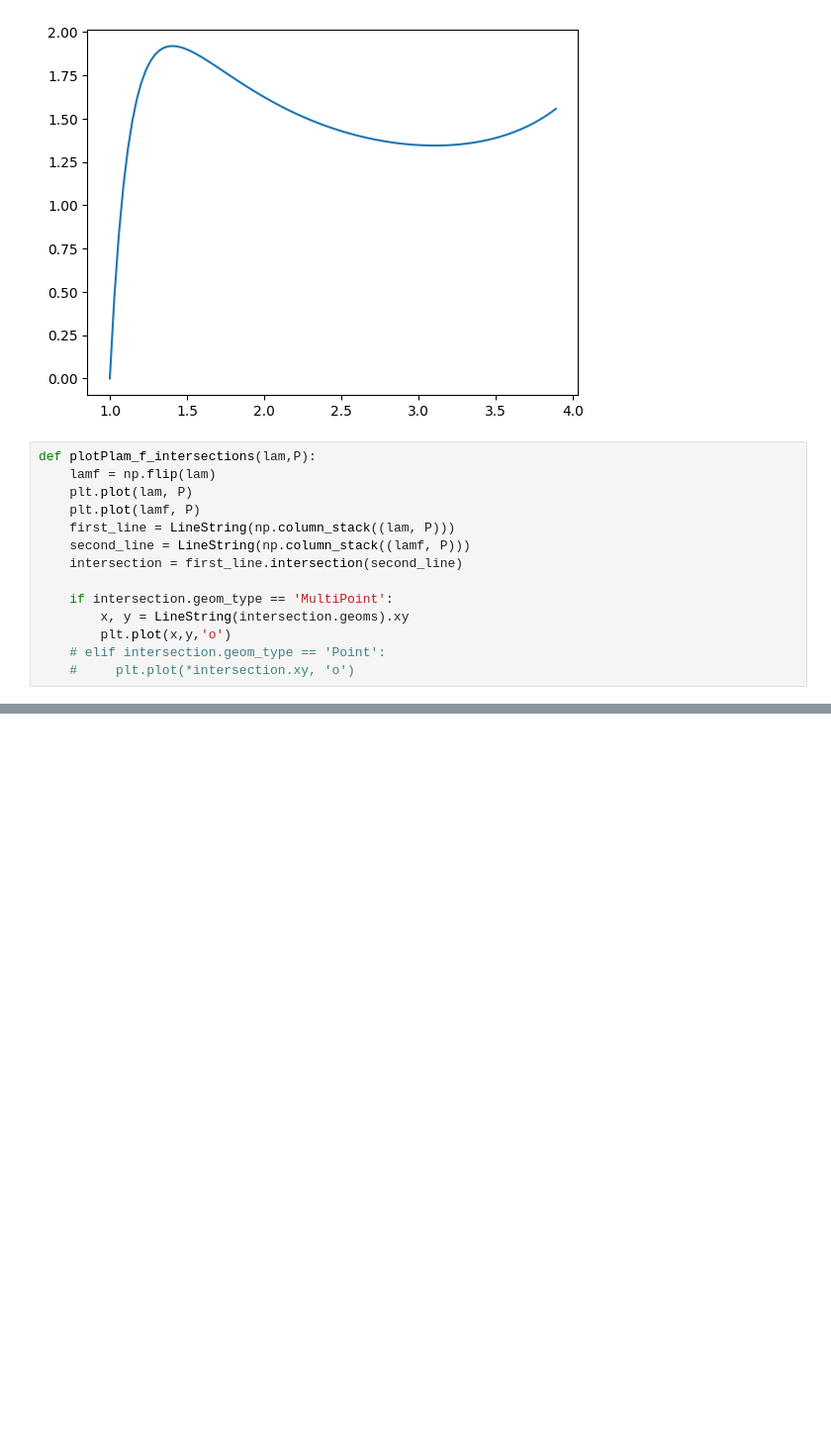
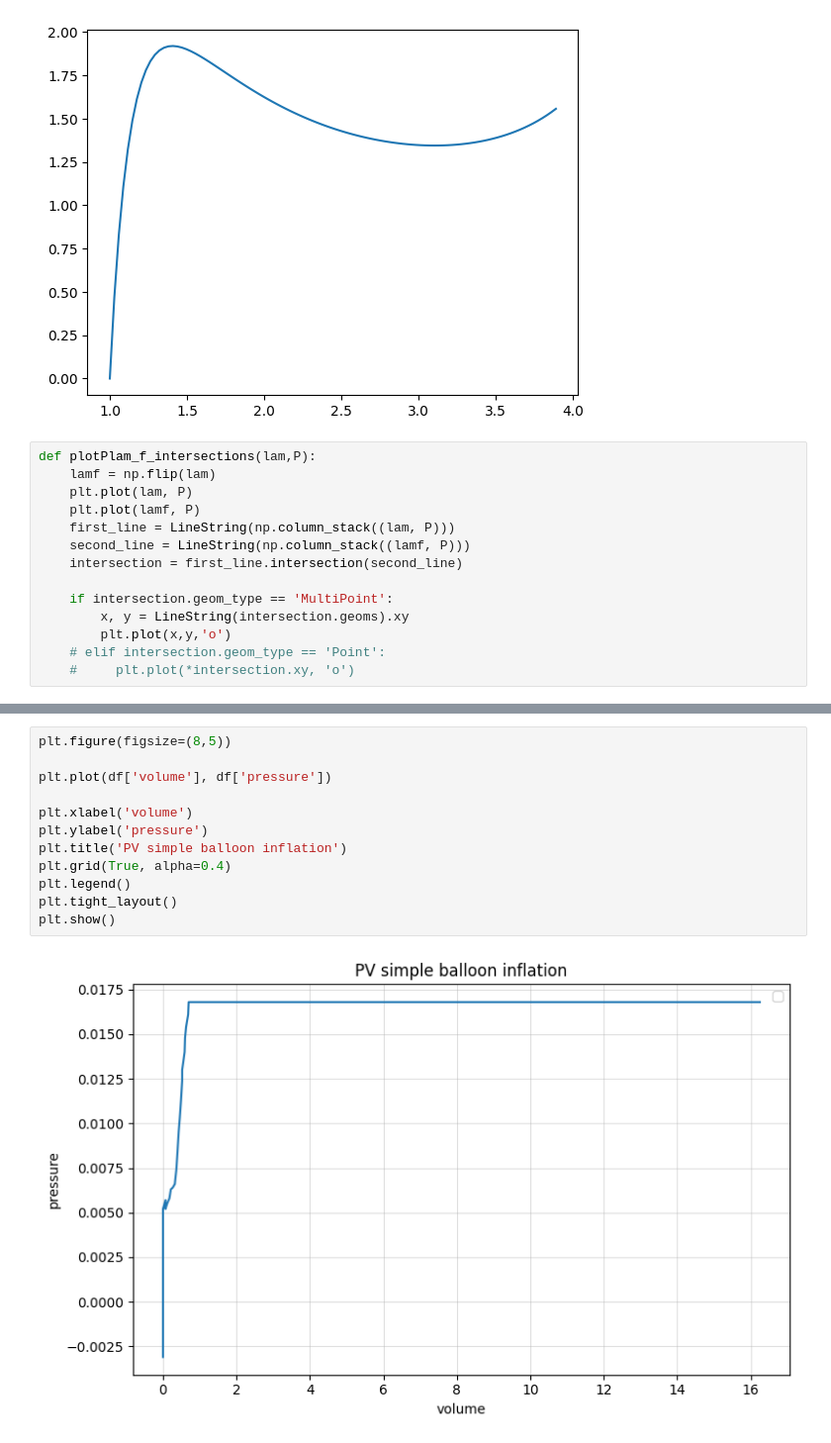
Before and after one commit to anwxwna/dismech-python-balloon, a Jupyter notebook: PVcurves.ipynb, the cells around one changed output, grey strips where cells are left out. Shown at 99% size. Saved outputs shown, nothing was run; the diff lists cells and outputs as text; blank space fills up the shorter version.

```diff
--- a/PVcurves.ipynb
+++ b/PVcurves.ipynb
@@ -45,0 +181,14 @@ plotPlam_f_intersections(lam, P)
+# %%
+plt.figure(figsize=(8,5))
+
+plt.plot(df['volume'], df['pressure'])
+
+plt.xlabel('volume')
+plt.ylabel('pressure')
+plt.title('PV simple balloon inflation')
+plt.grid(True, alpha=0.4)
+plt.legend()
+plt.tight_layout()
+plt.show()
+# %% [output]
+[figure, added]
```
Also changed, not shown: parts of 16 cells of this notebook.
